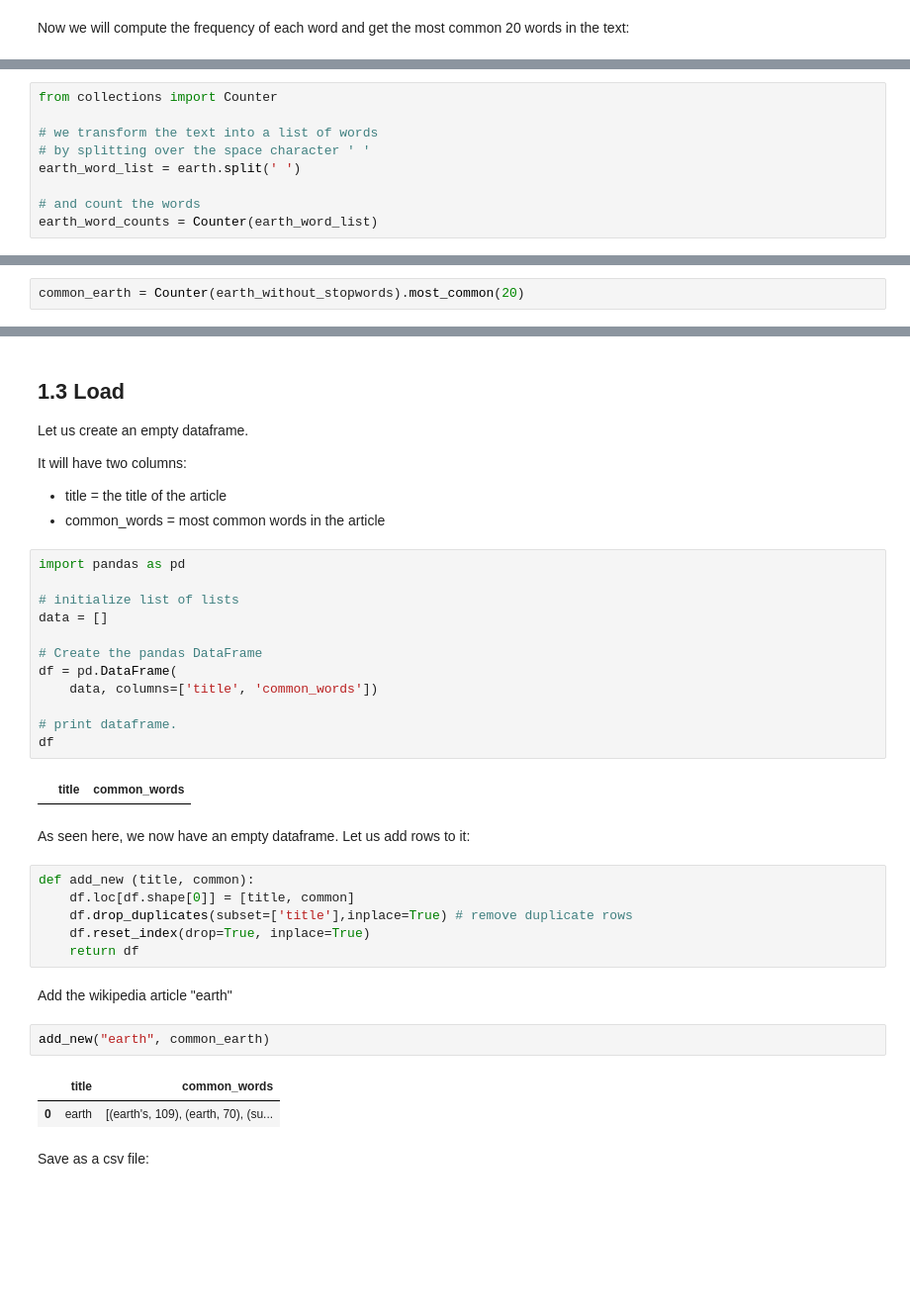
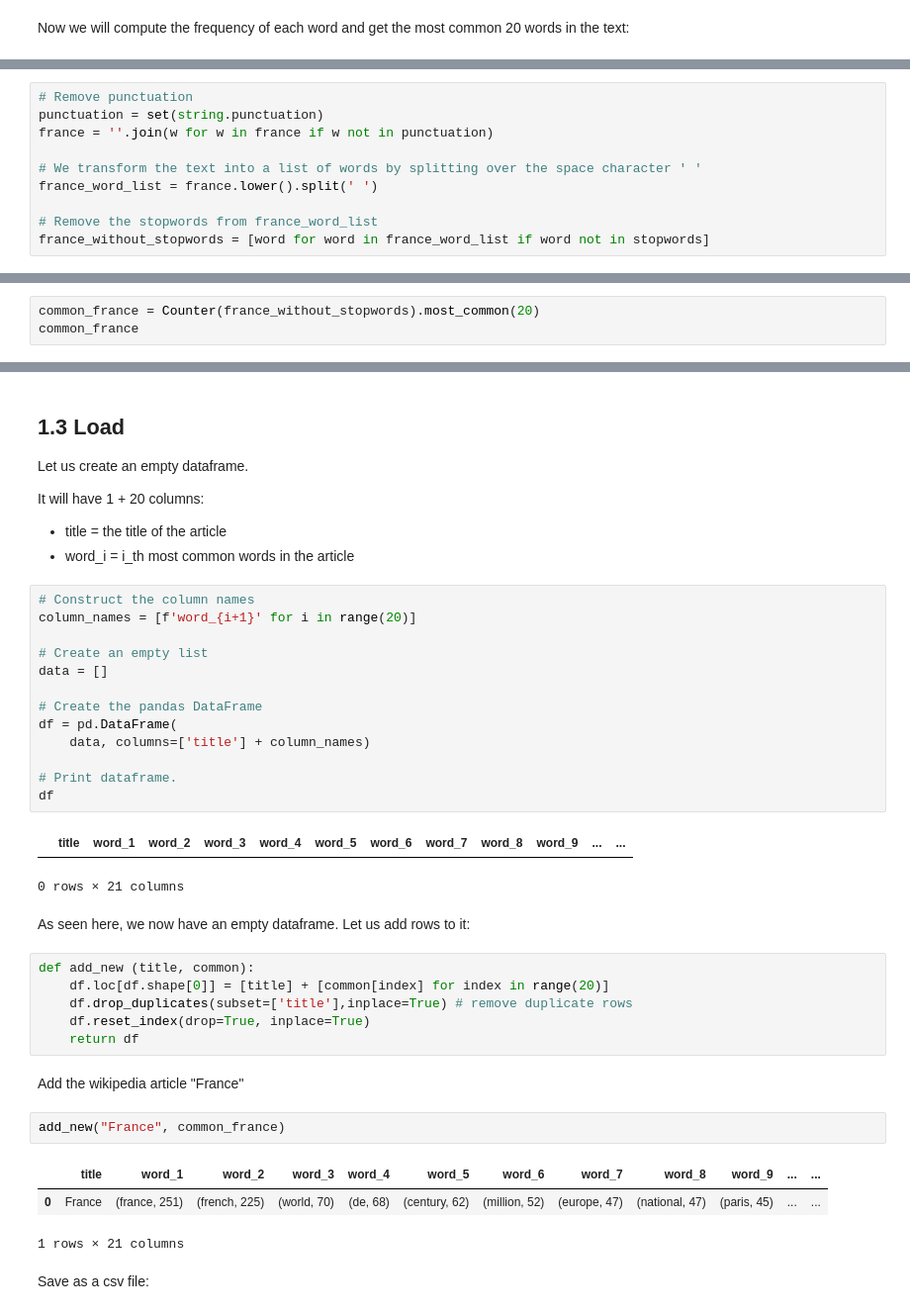
Before and after one commit to yasarigno/intro_to_data_engineering_at_gsu, a Jupyter notebook: Data Engineering introduction.ipynb, the cells around one changed output, grey strips where cells are left out. Shown at 99% size. Cells and saved outputs as stored; diff of their text form; blank space fills up the shorter version.

```diff
--- a/Data Engineering introduction.ipynb
+++ b/Data Engineering introduction.ipynb
@@ -98,9 +147,10 @@ Now we will compute the frequency of each word and get the most common 20 words
 # %%
-from collections import Counter
+# Remove punctuation
+punctuation = set(string.punctuation)
+france = ''.join(w for w in france if w not in punctuation)
 
-# we transform the text into a list of words
-# by splitting over the space character ' '
-earth_word_list = earth.split(' ')
+# We transform the text into a list of words by splitting over the space character ' '
+france_word_list = france.lower().split(' ')
 
-# and count the words
-earth_word_counts = Counter(earth_word_list)
+# Remove the stopwords from france_word_list
+france_without_stopwords = [word for word in france_word_list if word not in stopwords]
@@ -139,2 +157,3 @@ Counter(earth_without_stopwords).most_common(20)
 # %%
-common_earth = Counter(earth_without_stopwords).most_common(20)
+common_france = Counter(france_without_stopwords).most_common(20)
+common_france
@@ -166,38 +183,41 @@ common_earth
 
 Let us create an empty dataframe.
 
-It will have two columns:
+It will have 1 + 20 columns:
 - title = the title of the article
-- common_words = most common words in the article
+- word_i = i_th most common words in the article
 # %%
-import pandas as pd
+# Construct the column names
+column_names = [f'word_{i+1}' for i in range(20)]
 
-# initialize list of lists
+# Create an empty list
 data = []
 
 # Create the pandas DataFrame
 df = pd.DataFrame(
-    data, columns=['title', 'common_words'])
+    data, columns=['title'] + column_names)
 
-# print dataframe.
+# Print dataframe.
 df
 # %% [output]
-|  | title | common_words |
+|  | title | word_1 | word_2 | word_3 | word_4 | word_5 | word_6 | word_7 | word_8 | word_9 | ... | ... |
+0 rows × 21 columns
 # %% [markdown]
 As seen here, we now have an empty dataframe. Let us add rows to it:
 # %%
 def add_new (title, common):
-    df.loc[df.shape[0]] = [title, common]
+    df.loc[df.shape[0]] = [title] + [common[index] for index in range(20)]
     df.drop_duplicates(subset=['title'],inplace=True) # remove duplicate rows
     df.reset_index(drop=True, inplace=True)
     return df
 # %% [markdown]
-Add the wikipedia article "earth"
+Add the wikipedia article "France"
 # %%
-add_new("earth", common_earth)
+add_new("France", common_france)
 # %% [output]
-|  | title | common_words |
-| 0 | earth | [(earth's, 109), (earth, 70), (su... |
+|  | title | word_1 | word_2 | word_3 | word_4 | word_5 | word_6 | word_7 | word_8 | word_9 | ... | ... |
+| 0 | France | (france, 251) | (french, 225) | (world, 70) | (de, 68) | (century, 62) | (million, 52) | (europe, 47) | (national, 47) | (paris, 45) | ... | ... |
+1 rows × 21 columns
 # %% [markdown]
 Save as a csv file:
 # %%
```
Also changed, not shown: parts of 21 cells of this notebook.
